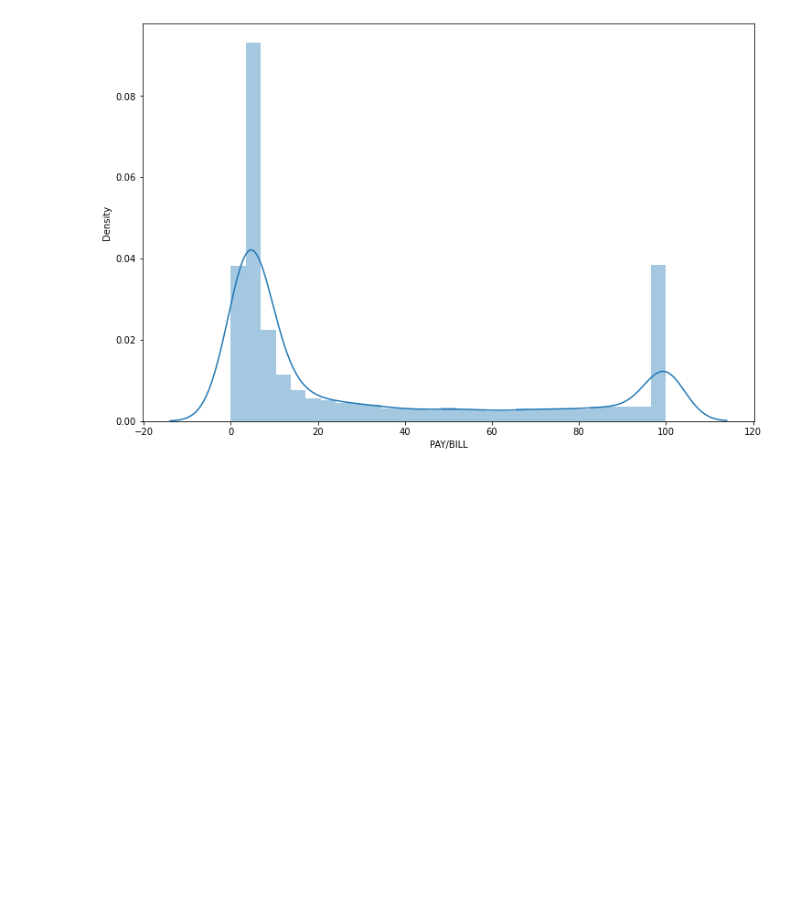
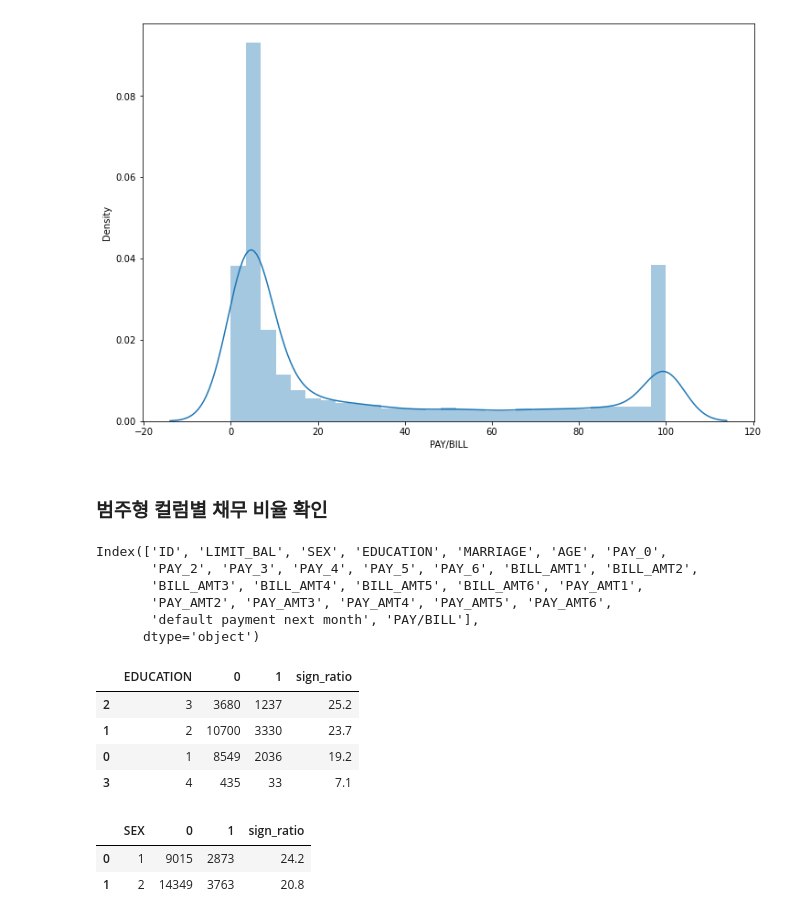
Before and after one commit to seonydg/ml-classification-credit-card-default, a Jupyter notebook: credit-card-default.ipynb, the cells around one changed output. Saved outputs shown, nothing was run; the diff lists cells and outputs as text; code cells hidden in the pictures; blank space fills up the shorter version.

```diff
--- a/credit-card-default.ipynb
+++ b/credit-card-default.ipynb
@@ -177,3 +259,14 @@ plt.gcf().set_size_inches(12, 8)
 plt.show()
 # %% [output]
 [figure]
+# %% [markdown]
+### 범주형 컬럼별 채무 비율 확인
+# %%
+df.columns
+# %% [output]
+Index(['ID', 'LIMIT_BAL', 'SEX', 'EDUCATION', 'MARRIAGE', 'AGE', 'PAY_0',
+       'PAY_2', 'PAY_3', 'PAY_4', 'PAY_5', 'PAY_6', 'BILL_AMT1', 'BILL_AMT2',
+       'BILL_AMT3', 'BILL_AMT4', 'BILL_AMT5', 'BILL_AMT6', 'PAY_AMT1',
+       'PAY_AMT2', 'PAY_AMT3', 'PAY_AMT4', 'PAY_AMT5', 'PAY_AMT6',
+       'default payment next month', 'PAY/BILL'],
+      dtype='object')
@@ -179,0 +297,14 @@ plt.show()
+# %%
+get_ratio('EDUCATION')
+# %% [output]
+|  | EDUCATION | 0 | 1 | sign_ratio |
+| 2 | 3 | 3680 | 1237 | 25.2 |
+| 1 | 2 | 10700 | 3330 | 23.7 |
+| 0 | 1 | 8549 | 2036 | 19.2 |
+| 3 | 4 | 435 | 33 | 7.1 |
+# %%
+get_ratio('SEX')
+# %% [output]
+|  | SEX | 0 | 1 | sign_ratio |
+| 0 | 1 | 9015 | 2873 | 24.2 |
+| 1 | 2 | 14349 | 3763 | 20.8 |
```
Also changed, not shown: parts of 24 cells of this notebook.
